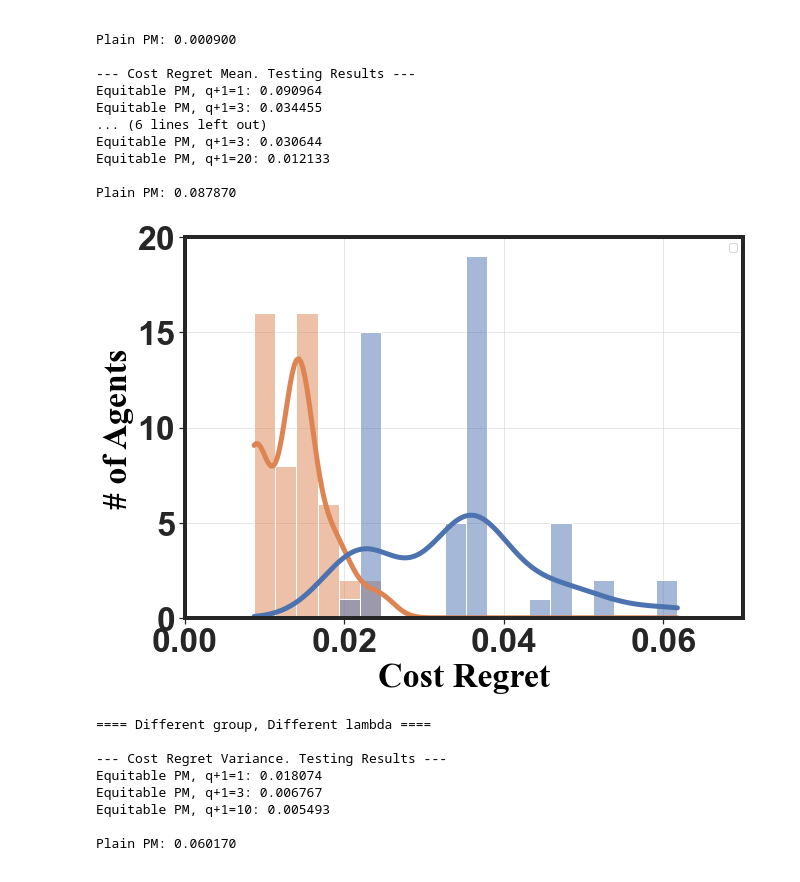
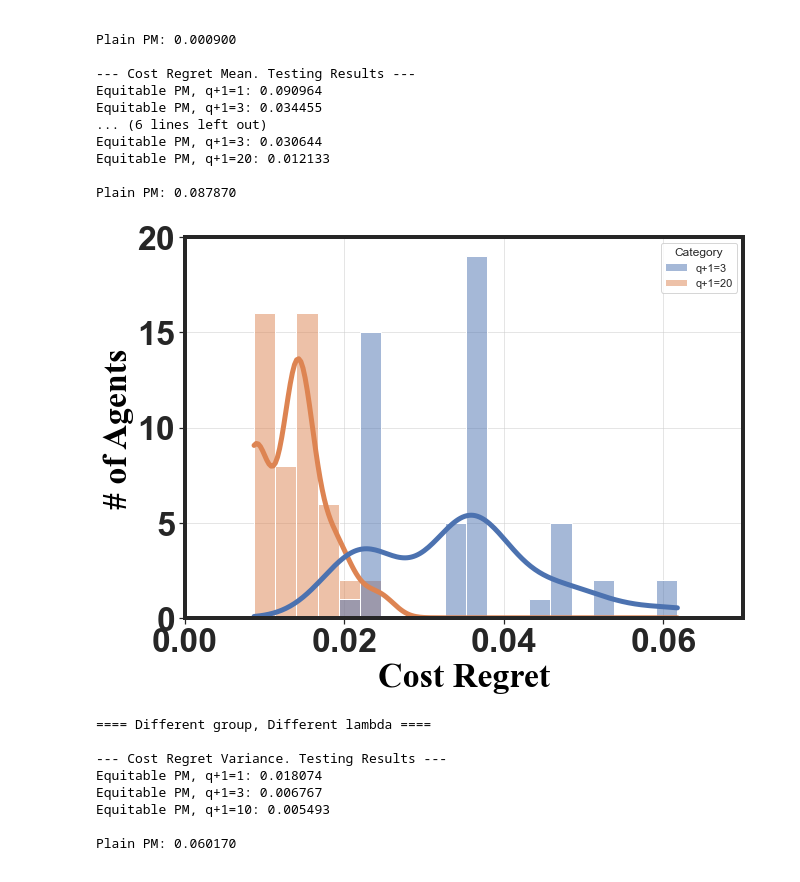
Before and after one commit to Ren-Research/Socially-Equitable-Public-Models, a Jupyter notebook: results/dc/plots.ipynb, the cells around one changed output. Saved outputs shown, nothing was run; the diff lists cells and outputs as text; code cells hidden in the pictures.

```diff
--- a/results/dc/plots.ipynb
+++ b/results/dc/plots.ipynb
@@ -255,35 +255,35 @@ sns.histplot(
     data=df_res_melted,
     x="Value",
     hue="Category",
     hue_order=["q+1=3", "q+1=20"],
     bins=20,
     kde=True,
     line_kws={"lw": 5}
 )
 
 # Customize the font
 ax.spines['bottom'].set_linewidth(4)
 ax.spines['left'].set_linewidth(4)
 ax.spines['right'].set_linewidth(4)
 ax.spines['top'].set_linewidth(4)
 
 # Customize ticks and labels
 plt.yticks(fontsize=34,fontweight='bold')
 plt.xticks(fontsize=34,fontweight='bold')
 ax.set_yticks([0, 5, 10, 15, 20])
 ax.set_xticks([0, 0.02, 0.04, 0.06])
 ax.set_ylim([0, 20])
 ax.set_xlim([0, 0.07])
 ax.set_xlabel("Cost Regret", fontweight='bold', fontdict=font)
 ax.set_ylabel("# of Agents", fontweight='bold', fontdict=font)
-plt.legend("")
+
 # Add grid
 plt.grid(True, alpha=0.5)
 
 
 plt.show()
 # %% [output]
-[figure, old version]
+[figure, new version]
 # %%
 # different lambda, different dist
 import numpy as np
```
Also changed, not shown: parts of 2 cells of this notebook, 1 other file.
